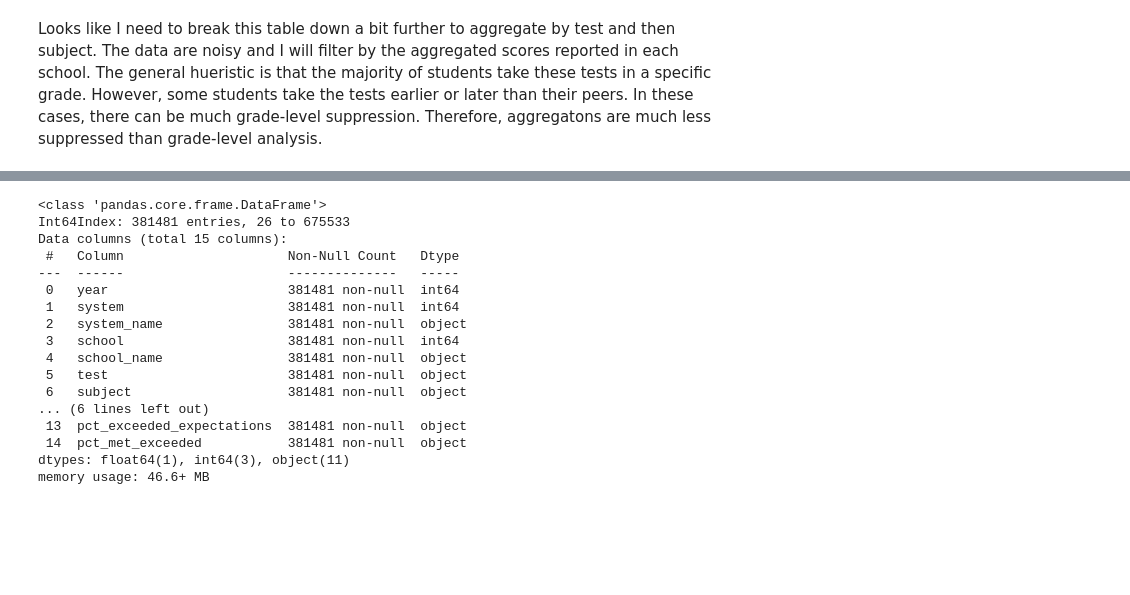
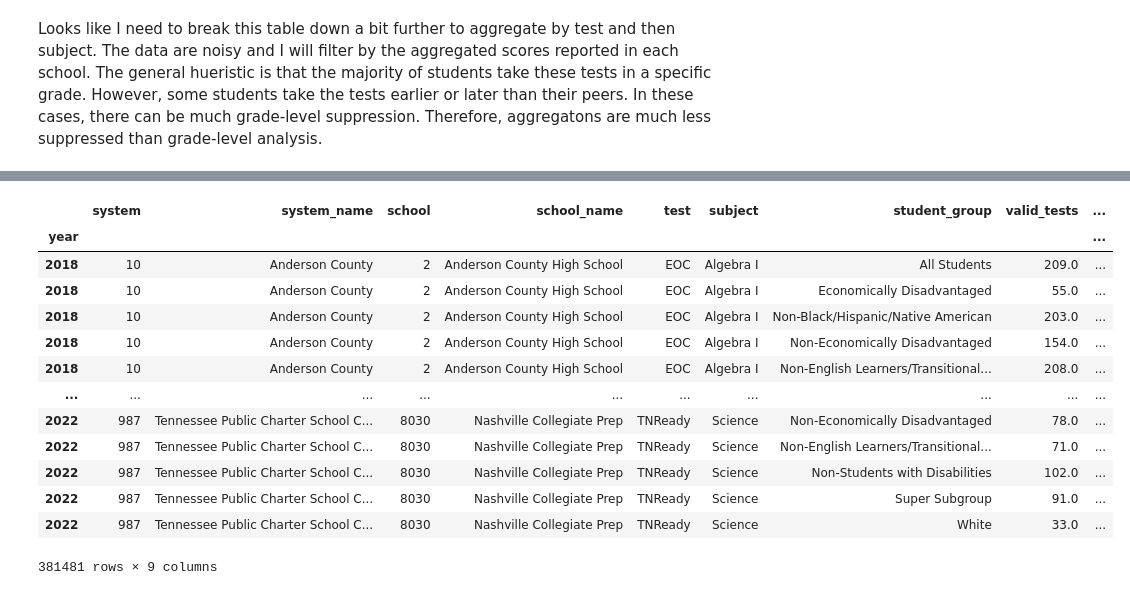
Before and after one commit to Claytor/Capstone_TN_COVID_School_Achievement_Impact, a Jupyter notebook: notebooks/school_assessments_join.ipynb, the cells around one changed output, grey strips where cells are left out. Saved outputs shown, nothing was run; the diff lists cells and outputs as text; code cells hidden in the pictures; blank space fills up the shorter version.

```diff
--- a/notebooks/school_assessments_join.ipynb
+++ b/notebooks/school_assessments_join.ipynb
@@ -240,23 +235,20 @@ bob
 # %%
 # Calculating total percentage of not met for student_groups per assessment
-#bob = assessments["pct_not_met"] = assessments['pct_met_exceeded'] - 1
+#bob = assessments_unclean["pct_not_met"] = assessments_unclean['pct_met_exceeded'] - 1
 
-assessments.info()
+assessments_unclean
 # %% [output]
+|  | system | system_name | school | school_name | test | subject | student_group | valid_tests | ... |
+| year |  |  |  |  |  |  |  |  | ... |
+| 2018 | 10 | Anderson County | 2 | Anderson County High School | EOC | Algebra I | All Students | 209.0 | ... |
+| 2018 | 10 | Anderson County | 2 | Anderson County High School | EOC | Algebra I | Economically Disadvantaged | 55.0 | ... |
+| 2018 | 10 | Anderson County | 2 | Anderson County High School | EOC | Algebra I | Non-Black/Hispanic/Native American | 203.0 | ... |
+| 2018 | 10 | Anderson County | 2 | Anderson County High School | EOC | Algebra I | Non-Economically Disadvantaged | 154.0 | ... |
+| 2018 | 10 | Anderson County | 2 | Anderson County High School | EOC | Algebra I | Non-English Learners/Transitional... | 208.0 | ... |
+| ... | ... | ... | ... | ... | ... | ... | ... | ... | ... |
+| 2022 | 987 | Tennessee Public Charter School C... | 8030 | Nashville Collegiate Prep | TNReady | Science | Non-Economically Disadvantaged | 78.0 | ... |
+| 2022 | 987 | Tennessee Public Charter School C... | 8030 | Nashville Collegiate Prep | TNReady | Science | Non-English Learners/Transitional... | 71.0 | ... |
+| 2022 | 987 | Tennessee Public Charter School C... | 8030 | Nashville Collegiate Prep | TNReady | Science | Non-Students with Disabilities | 102.0 | ... |
+| 2022 | 987 | Tennessee Public Charter School C... | 8030 | Nashville Collegiate Prep | TNReady | Science | Super Subgroup | 91.0 | ... |
+| 2022 | 987 | Tennessee Public Charter School C... | 8030 | Nashville Collegiate Prep | TNReady | Science | White | 33.0 | ... |
-<class 'pandas.core.frame.DataFrame'>
-Int64Index: 381481 entries, 26 to 675533
-Data columns (total 15 columns):
- #   Column                     Non-Null Count   Dtype
----  ------                     --------------   -----
- 0   year                       381481 non-null  int64
- 1   system                     381481 non-null  int64
- 2   system_name                381481 non-null  object
- 3   school                     381481 non-null  int64
- 4   school_name                381481 non-null  object
- 5   test                       381481 non-null  object
- 6   subject                    381481 non-null  object
-... (6 lines left out)
- 13  pct_exceeded_expectations  381481 non-null  object
- 14  pct_met_exceeded           381481 non-null  object
-dtypes: float64(1), int64(3), object(11)
-memory usage: 46.6+ MB
+381481 rows × 9 columns
```
Also changed, not shown: parts of 10 cells of this notebook, 1 other file.
